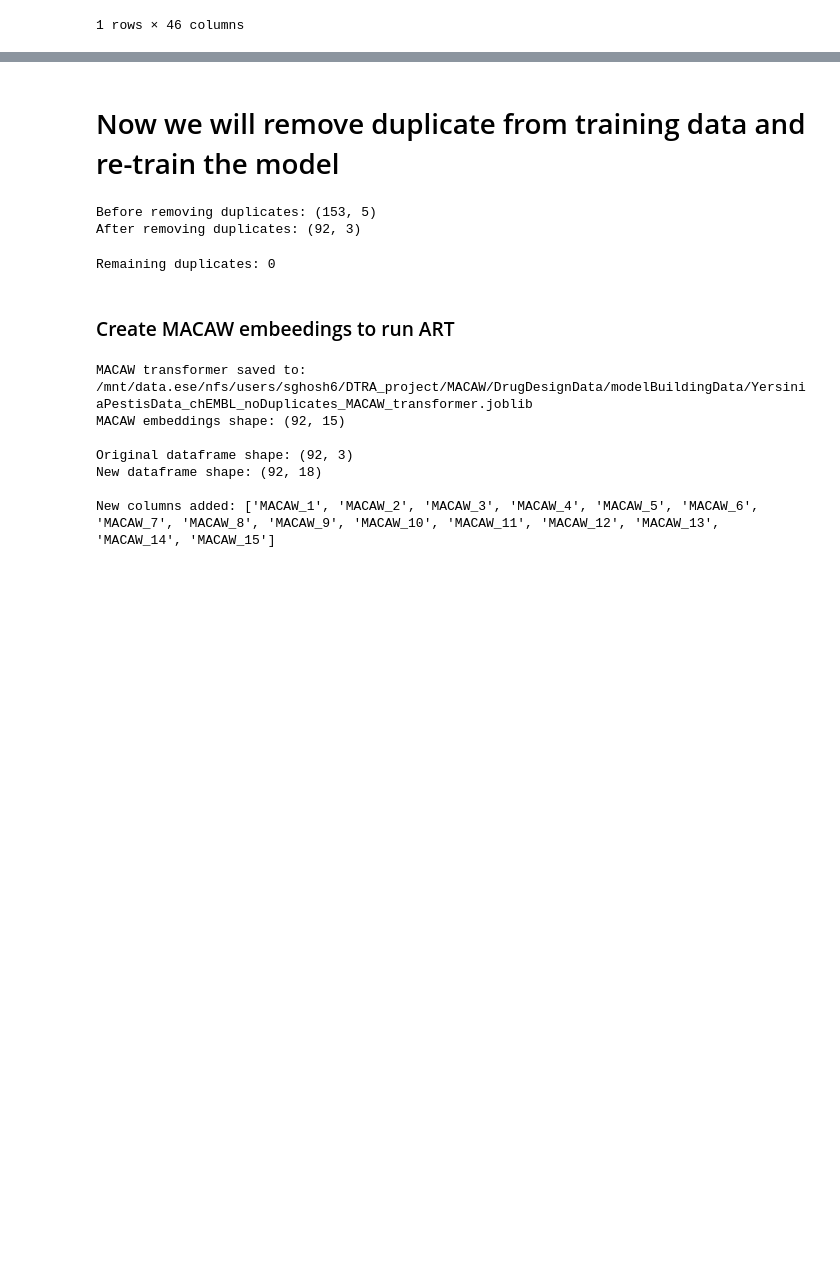
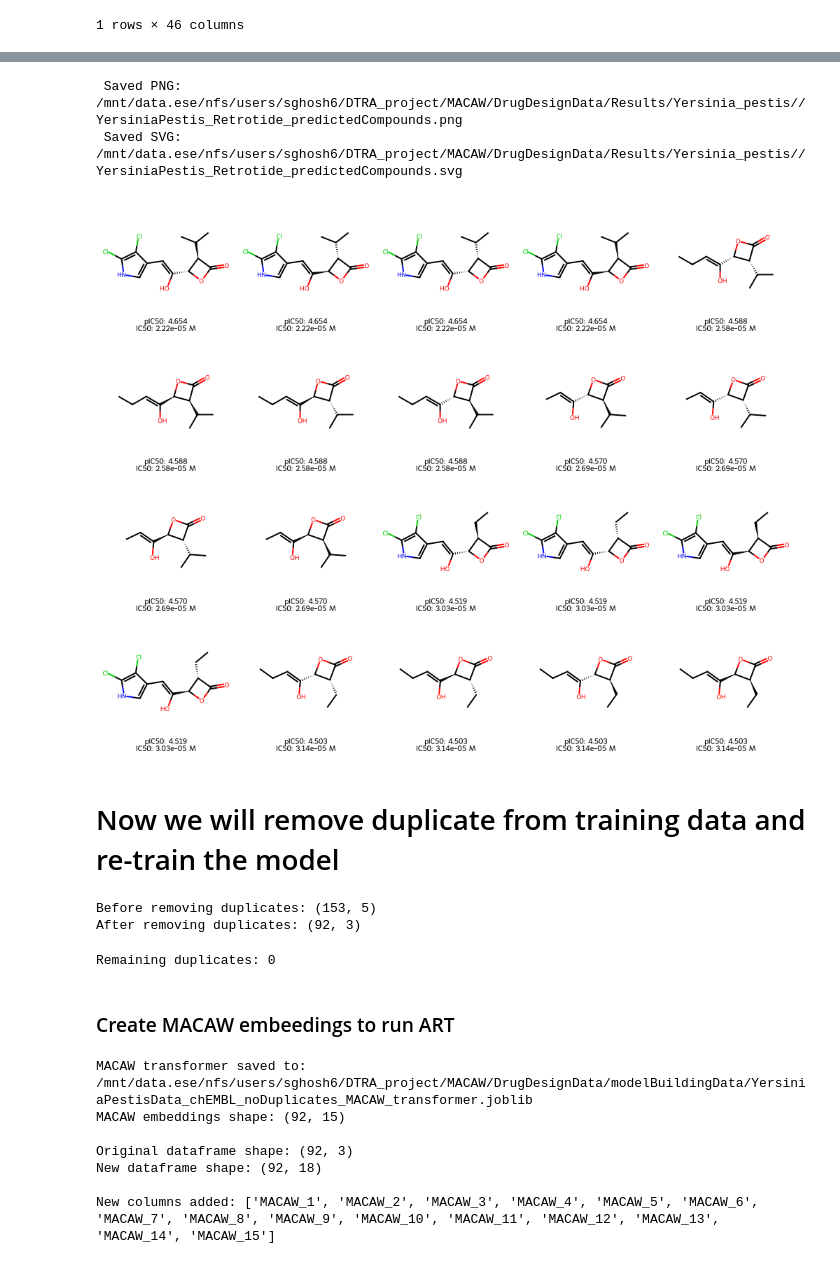
Before and after one commit to soumyadeepghosh35/DTRA_DrugDesign, a Jupyter notebook: DTRA_project_notebooks/Step3_MACAW_bacteria-YersiniaPestis.ipynb, the cells around one changed output, grey strips where cells are left out. Saved outputs shown, nothing was run; the diff lists cells and outputs as text; code cells hidden in the pictures; blank space fills up the shorter version.

```diff
--- a/DTRA_project_notebooks/Step3_MACAW_bacteria-YersiniaPestis.ipynb
+++ b/DTRA_project_notebooks/Step3_MACAW_bacteria-YersiniaPestis.ipynb
@@ -1690,3 +1991,48 @@ smi_lib_DTRA_targets
+# %%
+# Get molecules
+molecules = [Chem.MolFromSmiles(smi) for smi in RetrotideAntibacterialsData_top20.SMILES[:50]]
+
+# Create legends
+legends = []
+for idx, row in RetrotideAntibacterialsData_top20[:50].iterrows():
+    legend = f"pIC50: {row['pPotency_prediction']:.3f}\nIC50: {row['IC50 (M)']:.2e} M"
+    legends.append(legend)
+
+# Generate PNG image
+img = Draw.MolsToGridImage(
+    molecules,
+    subImgSize=(200, 200),
+    molsPerRow=5,
+    useSVG=False,
+    legends=legends,
+    returnPNG=False  # Returns PIL Image object
+)
+
+# Save PNG
+output_png = saveDir + '/YersiniaPestis_Retrotide_predictedCompounds.png'
+img.save(output_png, dpi=(600, 600))
+print(f" Saved PNG: {output_png}")
+
+# Generate and save SVG
+svg = Draw.MolsToGridImage(
+    molecules,
+    subImgSize=(200, 200),
+    molsPerRow=5,
+    useSVG=True,
+    legends=legends
+)
+
+output_svg = saveDir + '/YersiniaPestis_Retrotide_predictedCompounds.svg'
+with open(output_svg, 'w') as f:
+    f.write(svg.data)
+print(f" Saved SVG: {output_svg}")
+
+
+display(img)
+# %% [output]
+ Saved PNG: /mnt/data.ese/nfs/users/sghosh6/DTRA_project/MACAW/DrugDesignData/Results/Yersinia_pestis//YersiniaPestis_Retrotide_predictedCompounds.png
+ Saved SVG: /mnt/data.ese/nfs/users/sghosh6/DTRA_project/MACAW/DrugDesignData/Results/Yersinia_pestis//YersiniaPestis_Retrotide_predictedCompounds.svg
+[figure, added]
 # %% [markdown]
 # Now we will remove duplicate from training data and re-train the model
 # %%
```
Also changed, not shown: parts of 30 cells of this notebook, 2 other files.
